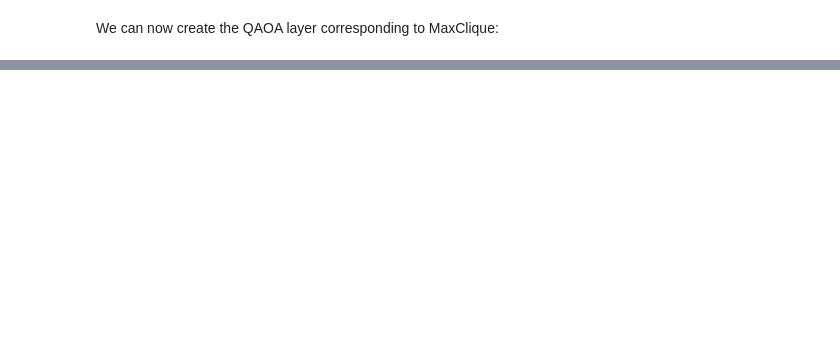
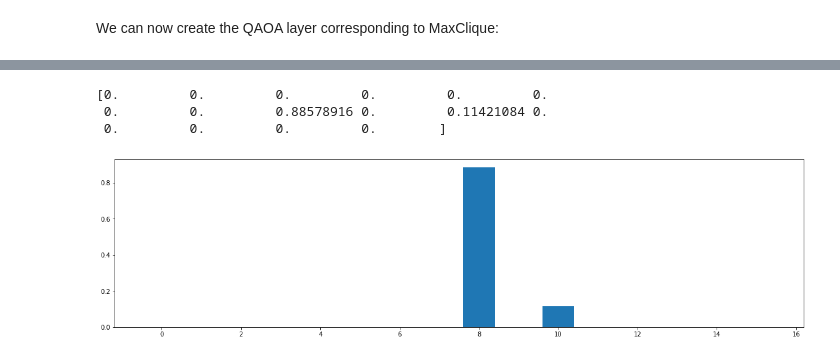
Before and after one commit to Lucaman99/pennylane, a Jupyter notebook: qaoa-good.ipynb, the cells around one changed output, grey strips where cells are left out. Cells and saved outputs as stored; diff of their text form; code cells hidden in the pictures; blank space fills up the shorter version.

```diff
--- a/qaoa-good.ipynb
+++ b/qaoa-good.ipynb
@@ -228,0 +283,4 @@ We can now create the QAOA layer corresponding to MaxClique:
+# %%
+def circuit(params, **kwargs):
+    qml.PauliX(wires=0)
+    qml.layer(qaoa_layer, 2, params[0], params[1])
@@ -228,0 +289,2 @@ We can now create the QAOA layer corresponding to MaxClique:
+# %%
+cost_function = qml.VQECost(circuit, cost_h, dev)
@@ -228,0 +293,11 @@ We can now create the QAOA layer corresponding to MaxClique:
+# %%
+optimizer = qml.GradientDescentOptimizer()
+params = [[1.5, 0.5], [-0.5, 0.3]]
+
+steps = 50
+
+for i in range(steps):
+    params = optimizer.step(cost_function, params)
+    print("Done Step {}/{}".format(i+1, steps))
+
+print("Optimal Params: {}".format(params))
@@ -228,0 +322,18 @@ We can now create the QAOA layer corresponding to MaxClique:
+# %%
+@qml.qnode(dev)
+def dist_circuit(gamma, alpha):
+    circuit([gamma, alpha])
+    return qml.probs(wires=wires[0:len(wires)-1])
+
+final_dist = dist_circuit(params[0], params[1])
+print(final_dist)
+# %% [output]
+[0.         0.         0.         0.         0.         0.
+ 0.         0.         0.88578916 0.         0.11421084 0.
+ 0.         0.         0.         0.        ]
+# %%
+plt.figure(figsize=(20, 5))
+plt.bar(range(2**(len(wires)-1)), list(final_dist))
+plt.show()
+# %% [output]
+[figure, added]
```
Also changed, not shown: parts of 9 cells of this notebook, 1 other file.
